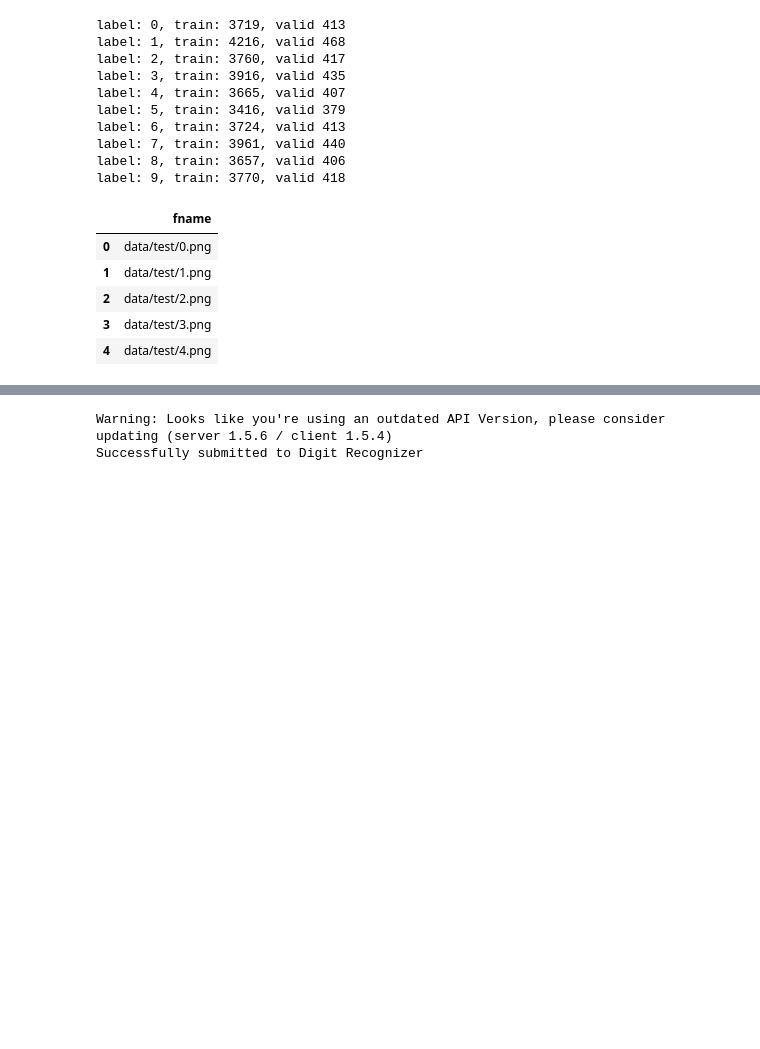
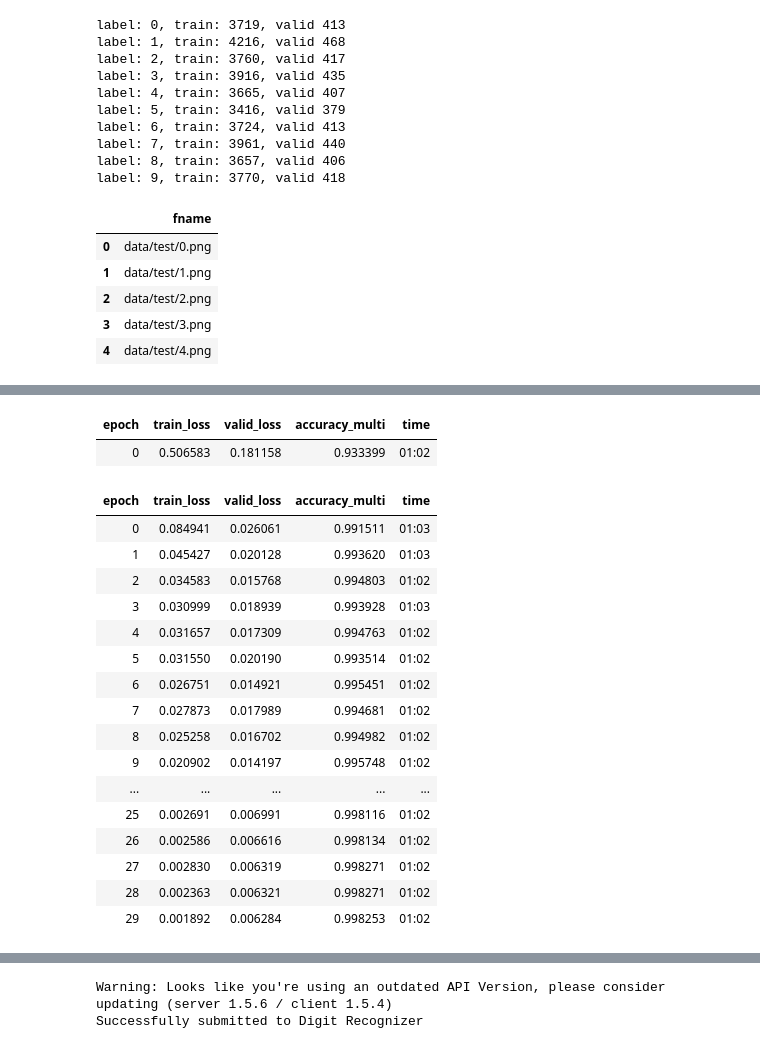
Before and after one commit to Thienbuu/practice_dl_project, a Jupyter notebook: mnist.ipynb, the cells around one changed output, grey strips where cells are left out. Cells and saved outputs as stored; diff of their text form; code cells hidden in the pictures; blank space fills up the shorter version.

```diff
--- a/mnist.ipynb
+++ b/mnist.ipynb
@@ -171,0 +168,22 @@ SuggestedLRs(lr_min=0.03019951581954956, lr_steep=0.033113110810518265)
+# %%
+learn.fine_tune(30, 1e-2)
+# %% [output]
+| epoch | train_loss | valid_loss | accuracy_multi | time |
+| 0 | 0.506583 | 0.181158 | 0.933399 | 01:02 |
+| epoch | train_loss | valid_loss | accuracy_multi | time |
+| 0 | 0.084941 | 0.026061 | 0.991511 | 01:03 |
+| 1 | 0.045427 | 0.020128 | 0.993620 | 01:03 |
+| 2 | 0.034583 | 0.015768 | 0.994803 | 01:02 |
+| 3 | 0.030999 | 0.018939 | 0.993928 | 01:03 |
+| 4 | 0.031657 | 0.017309 | 0.994763 | 01:02 |
+| 5 | 0.031550 | 0.020190 | 0.993514 | 01:02 |
+| 6 | 0.026751 | 0.014921 | 0.995451 | 01:02 |
+| 7 | 0.027873 | 0.017989 | 0.994681 | 01:02 |
+| 8 | 0.025258 | 0.016702 | 0.994982 | 01:02 |
+| 9 | 0.020902 | 0.014197 | 0.995748 | 01:02 |
+| ... | ... | ... | ... | ... |
+| 25 | 0.002691 | 0.006991 | 0.998116 | 01:02 |
+| 26 | 0.002586 | 0.006616 | 0.998134 | 01:02 |
+| 27 | 0.002830 | 0.006319 | 0.998271 | 01:02 |
+| 28 | 0.002363 | 0.006321 | 0.998271 | 01:02 |
+| 29 | 0.001892 | 0.006284 | 0.998253 | 01:02 |
```
Also changed, not shown: parts of 16 cells of this notebook.
